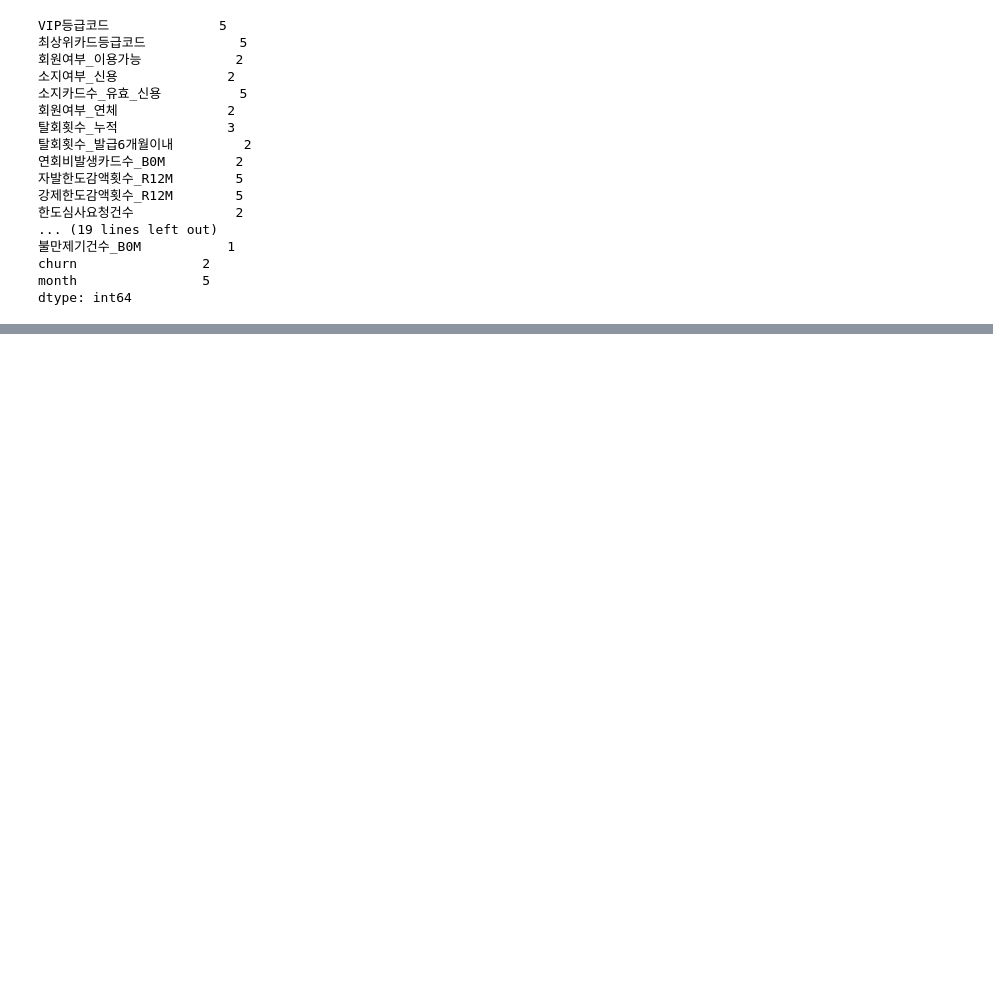
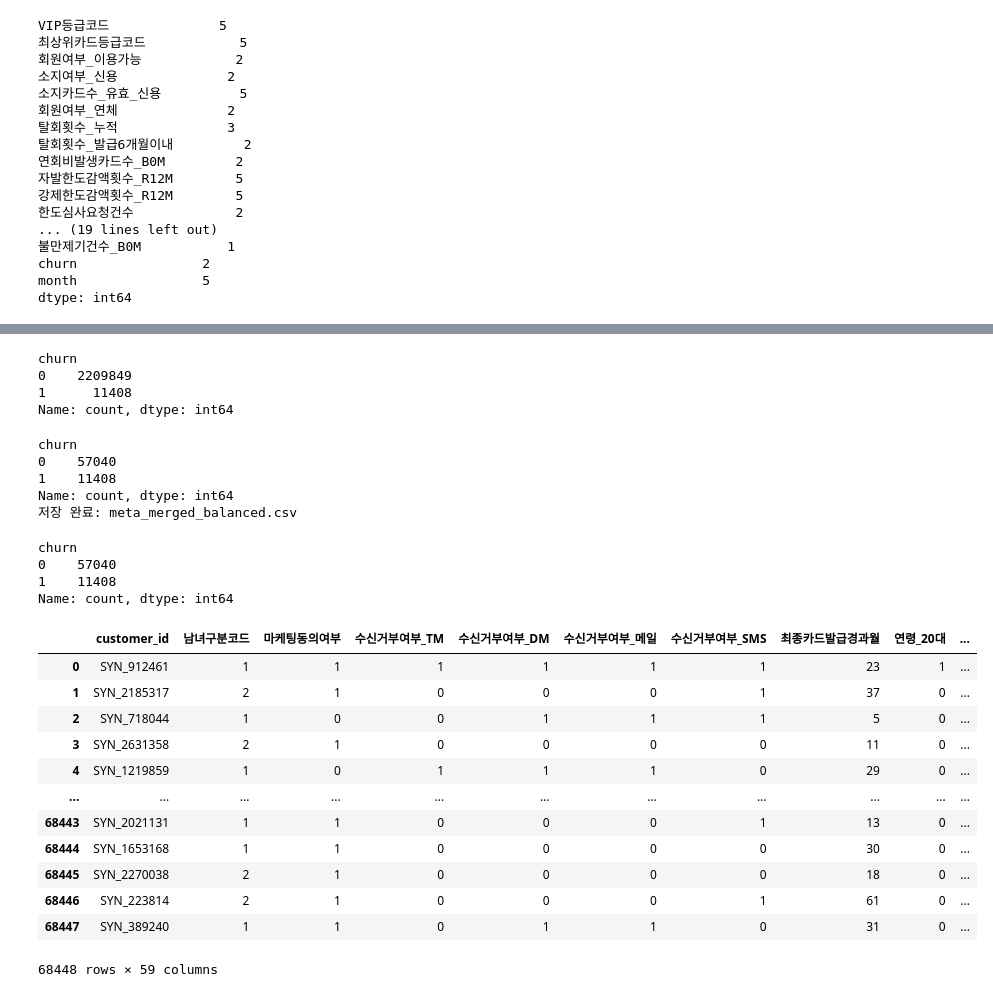
Before and after one commit to DANU011/ChurnTrack-XAI, a Jupyter notebook: eda_preprocessing.ipynb, the cells around one changed output, grey strips where cells are left out. Saved outputs shown, nothing was run; the diff lists cells and outputs as text; code cells hidden in the pictures; blank space fills up the shorter version.

```diff
--- a/eda_preprocessing.ipynb
+++ b/eda_preprocessing.ipynb
@@ -751,0 +819,55 @@ df_encoded.to_csv("processed_time_series.csv", index=False)
+# %%
+print(df['churn'].value_counts())
+# %% [output]
+churn
+0    2209849
+1      11408
+Name: count, dtype: int64
+# %%
+# 1. Positive (churn = 1)
+df_pos = df[df['churn'] == 1]
+
+# 2. Negative (churn = 0) → 랜덤 샘플링
+df_neg = df[df['churn'] == 0].sample(n=len(df_pos)*5, random_state=42)
+
+# 3. 합치고 섞기
+df_balanced = pd.concat([df_pos, df_neg]).sample(frac=1, random_state=42).reset_index(drop=True)
+
+# 4. 확인
+print(df_balanced['churn'].value_counts())
+
+# 5. 파일로 저장
+df_balanced.to_csv('meta_merged_balanced.csv', index=False)
+print("저장 완료: meta_merged_balanced.csv")
+# %% [output]
+churn
+0    57040
+1    11408
+Name: count, dtype: int64
+저장 완료: meta_merged_balanced.csv
+# %%
+df_balanced = pd.read_csv('meta_merged_balanced.csv')
+
+# churn 값 별 개수 확인
+print(df_balanced['churn'].value_counts())
+# %% [output]
+churn
+0    57040
+1    11408
+Name: count, dtype: int64
+# %%
+df_balanced
+# %% [output]
+|  | customer_id | 남녀구분코드 | 마케팅동의여부 | 수신거부여부_TM | 수신거부여부_DM | 수신거부여부_메일 | 수신거부여부_SMS | 최종카드발급경과월 | 연령_20대 | ... |
+| 0 | SYN_912461 | 1 | 1 | 1 | 1 | 1 | 1 | 23 | 1 | ... |
+| 1 | SYN_2185317 | 2 | 1 | 0 | 0 | 0 | 1 | 37 | 0 | ... |
+| 2 | SYN_718044 | 1 | 0 | 0 | 1 | 1 | 1 | 5 | 0 | ... |
+| 3 | SYN_2631358 | 2 | 1 | 0 | 0 | 0 | 0 | 11 | 0 | ... |
+| 4 | SYN_1219859 | 1 | 0 | 1 | 1 | 1 | 0 | 29 | 0 | ... |
+| ... | ... | ... | ... | ... | ... | ... | ... | ... | ... | ... |
+| 68443 | SYN_2021131 | 1 | 1 | 0 | 0 | 0 | 1 | 13 | 0 | ... |
+| 68444 | SYN_1653168 | 1 | 1 | 0 | 0 | 0 | 0 | 30 | 0 | ... |
+| 68445 | SYN_2270038 | 2 | 1 | 0 | 0 | 0 | 0 | 18 | 0 | ... |
+| 68446 | SYN_223814 | 2 | 1 | 0 | 0 | 0 | 1 | 61 | 0 | ... |
+| 68447 | SYN_389240 | 1 | 1 | 0 | 1 | 1 | 0 | 31 | 0 | ... |
+68448 rows × 59 columns
```
Also changed, not shown: parts of 15 cells of this notebook.
